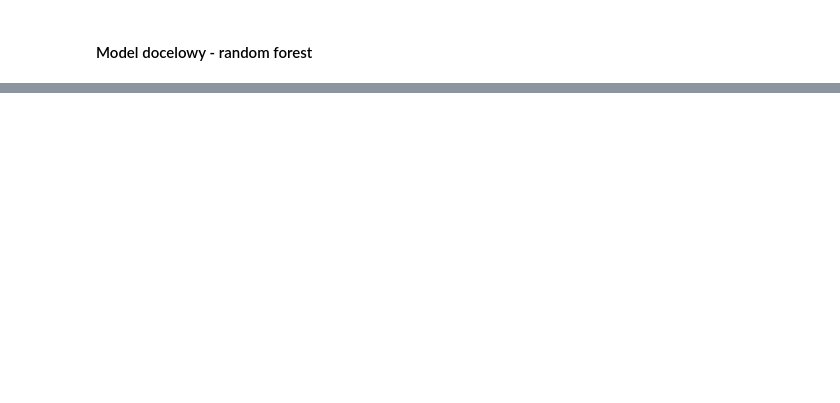
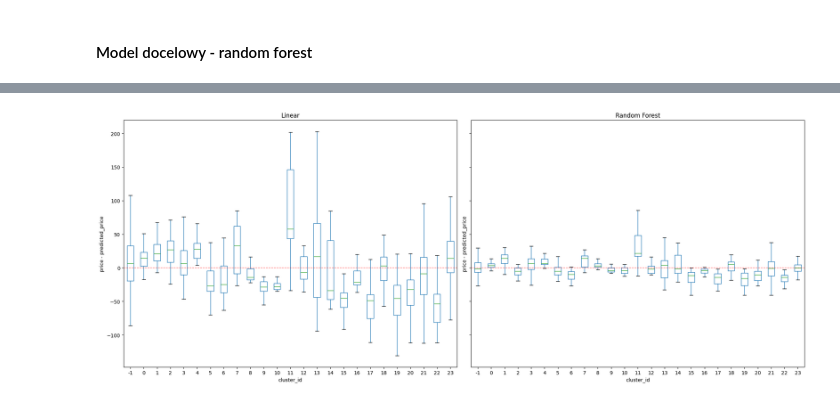
Before and after one commit to susek555/IUM, a Jupyter notebook: notebooks/models_03.ipynb, the cells around one changed output, grey strips where cells are left out. Drawn from its saved outputs; the diff is of its cells as text; code cells hidden in the pictures; blank space fills up the shorter version.

Commit message:
Describe models comparison results

```diff
--- a/notebooks/models_03.ipynb
+++ b/notebooks/models_03.ipynb
@@ -53,7 +57,7 @@ cv = KFold(n_splits=5, shuffle=True, random_state=13)
 # %%
 from sklearn.linear_model import LinearRegression
 
-pipe = Pipeline(
+pipe_linear = Pipeline(
     [
         ("builder", FeatureBuilder(sessions)),
         ("preprocessor", Preprocessor()),
@@ -61,10 +65,10 @@ pipe = Pipeline(
     ]
 )
 
-cv_scores = cross_val_score(pipe, X, y, cv=cv, scoring="neg_mean_absolute_error")
+cv_scores = cross_val_score(pipe_linear, X, y, cv=cv, scoring="neg_mean_absolute_error")
 mae = -cv_scores
 
-pipe.fit(X, y)
+pipe_linear.fit(X, y)
 
-print(f"Mean CV MAE: {mae.mean():.2f} ± {mae.std():.2f}")
+print(f"Mean CV linear MAE: {mae.mean():.2f} ± {mae.std():.2f}")
 # %% [output]
@@ -87,16 +78,18 @@ visualize_map(diff, ids, listings)
 # %%
 from sklearn.ensemble import RandomForestRegressor
 
-pipe = Pipeline(
+pipe_random_forest = Pipeline(
     [
         ("builder", FeatureBuilder(sessions)),
         ("preprocessor", Preprocessor()),
-        ("regressor", RandomForestRegressor(n_estimators=100, n_jobs=-1)),
+        ("regressor", RandomForestRegressor(n_jobs=-1)),
     ]
 )
 
-cv_scores = cross_val_score(pipe, X, y, cv=cv, scoring="neg_mean_absolute_error")
+cv_scores = cross_val_score(pipe_random_forest, X, y, cv=cv, scoring="neg_mean_absolute_error")
 mae = -cv_scores
 
-print(f"Mean CV MAE: {mae.mean():.2f} ± {mae.std():.2f}")
+pipe_random_forest.fit(X, y)
+
+print(f"Mean CV random forest MAE: {mae.mean():.2f} ± {mae.std():.2f}")
 # %% [output]
@@ -103,0 +104,10 @@ Mean CV MAE: 34.29 ± 1.61
+# %%
+from src.visualizations.results import visualize_results_compare, visualize_map
+
+predictions_linear = pipe_linear.predict(X)
+diff_linear = y - predictions_linear
+predictions_rf = pipe_random_forest.predict(X)
+diff_rf = y - predictions_rf
+visualize_results_compare(diff_linear, diff_rf, ids)
+# %% [output]
+[figure, new version]
```
Also changed, not shown: parts of 11 cells of this notebook, 1 other file.
